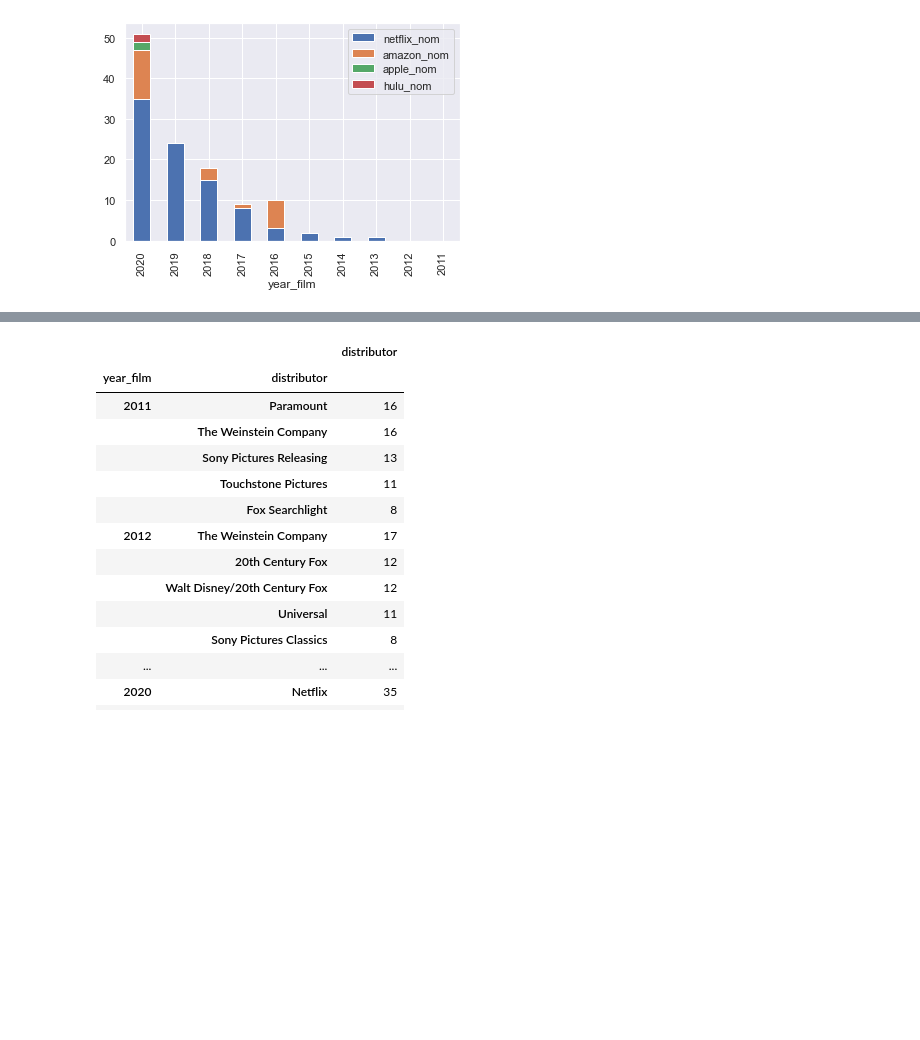
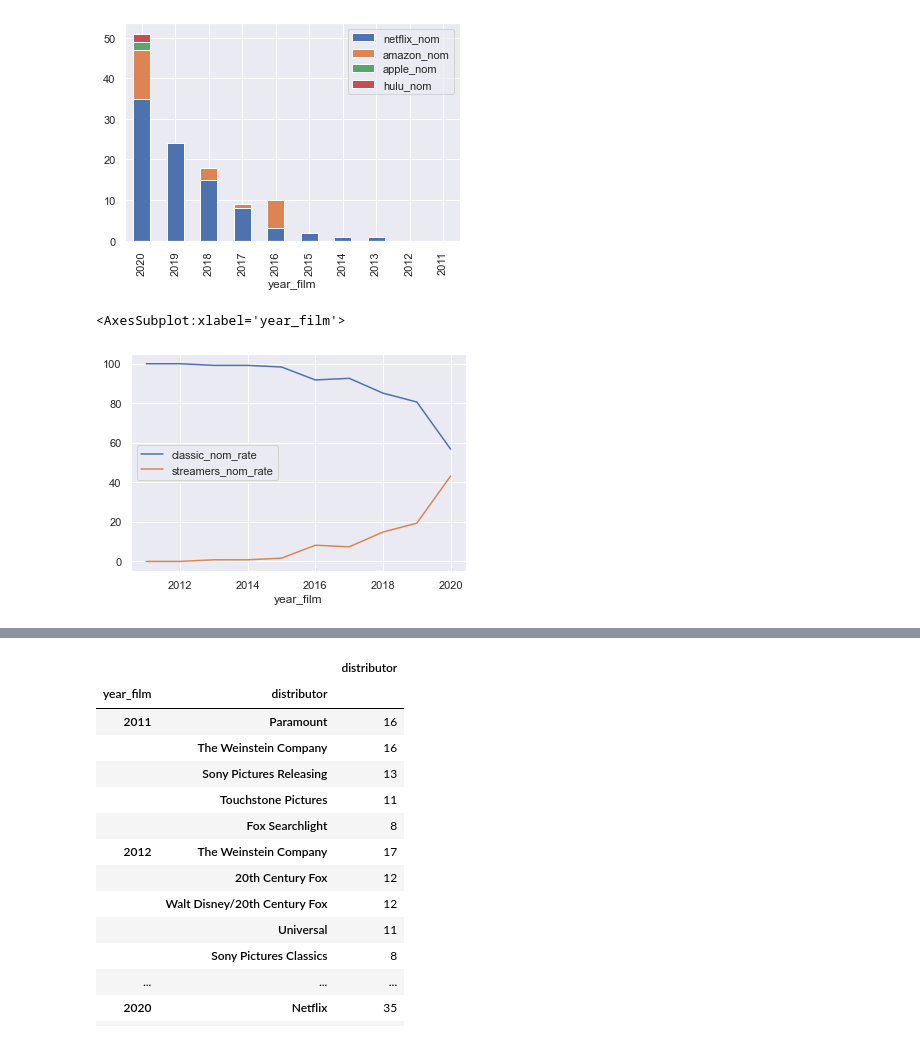
Before and after one commit to Hiromisa/project05-streaming-growth-in-oscars, a Jupyter notebook: Project_Oscars.ipynb, the cells around one changed output, grey strips where cells are left out. Saved outputs shown, nothing was run; the diff lists cells and outputs as text; code cells hidden in the pictures; blank space fills up the shorter version.

```diff
--- a/Project_Oscars.ipynb
+++ b/Project_Oscars.ipynb
@@ -253,5 +253,9 @@ df_oscars['amazon_ba'] = df_oscars['amazon_win'] / df_oscars['amazon_nom']*100
 # %%
 #total batting average(%)
 df_oscars['total_ba'] = df_oscars['total_win'] / df_oscars['total_nom']*100
+# %%
+df_oscars['classic_nom_rate'] = df_oscars['classic_nom'] / df_oscars['total_nom']*100
+# %%
+df_oscars['streamers_nom_rate'] = df_oscars['streamers_nom'] / df_oscars['total_nom']*100
 # %%
-df_oscars
+df_oscars['classic_win_rate'] = df_oscars['classic_win'] / df_oscars['total_win']*100
@@ -270,0 +262,2 @@ df_oscars
+# %%
+df_oscars['streamers_win_rate'] = df_oscars['streamers_win'] / df_oscars['total_win']*100
@@ -295,3 +303,8 @@ df_oscars[['netflix_nom','amazon_nom','apple_nom','hulu_nom']].plot(kind="bar",
 # %% [output]
 <AxesSubplot:xlabel='year_film'>
 [figure]
+# %%
+df_oscars[['classic_nom_rate','streamers_nom_rate']].plot()
+# %% [output]
+<AxesSubplot:xlabel='year_film'>
+[figure, added]
```
Also changed, not shown: parts of 22 cells of this notebook.
